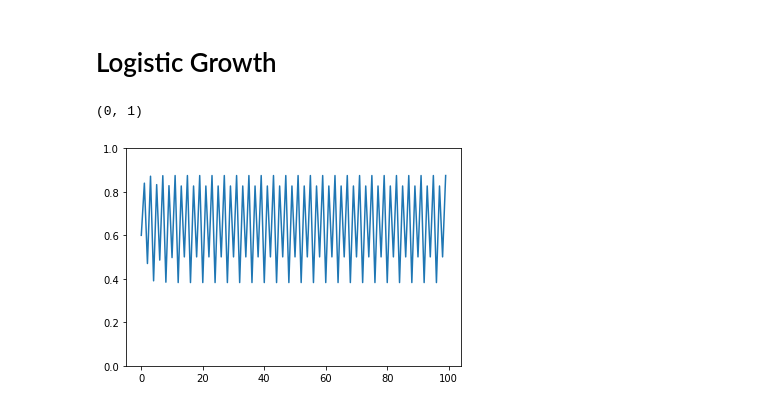
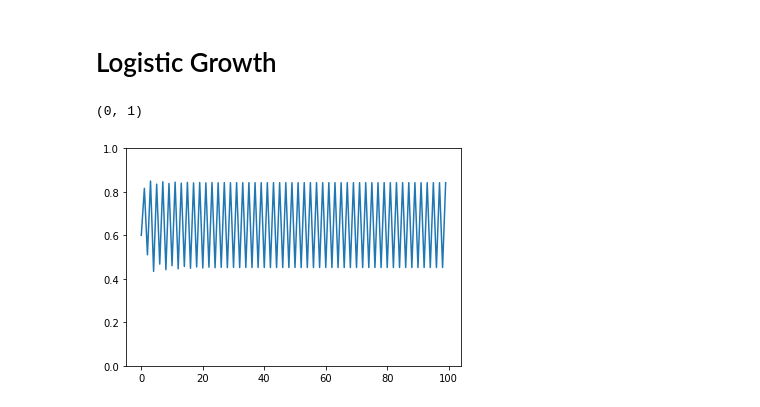
Before and after one commit to RachelMordecai7/Computational-Biology, a Jupyter notebook: Week 2, Class 1, Biological Growth.ipynb, the cells around one changed output. Cells and saved outputs as stored; diff of their text form; code cells hidden in the pictures.

```diff
--- a/Week 2, Class 1, Biological Growth.ipynb
+++ b/Week 2, Class 1, Biological Growth.ipynb
@@ -24,19 +24,19 @@ plt.ylabel('Population');
 # %%
 nsteps = 100 #Number of steps in our stimulation
 x = np.zeros(nsteps) #Number of animals at every step
 x[0] = 0.6 #The original population size
-r = 3.5 #Rate of population change (birth rate - death rate), if above 1 the pop will grow, if below 1 they die out
+r = 3.4 #Rate of population change (birth rate - death rate), if above 1 the pop will grow, if below 1 they die out
       #Also the speed of reaction
       #System overreacts at r=3, tries to get to the stable point
       #Can come to a stable point, can oscillate, can die out
       #When r=4, wild behavior, almost dies out at 80 (x-axis)
       #When r=3, oscillation; when r=3.5 mid-oscillation; r=4, gets crazy
 
 for i in range (1,nsteps):
     x[i] = r*x[i-1] * (1-x[i-1])  #Calculation
 
 plt.plot(x); #Plot of the calculation
 plt.ylim(0,1) #Force y axis to be between 0 and 1
 # %% [output]
 (0, 1)
-[figure, old version]
+[figure, new version]
```
